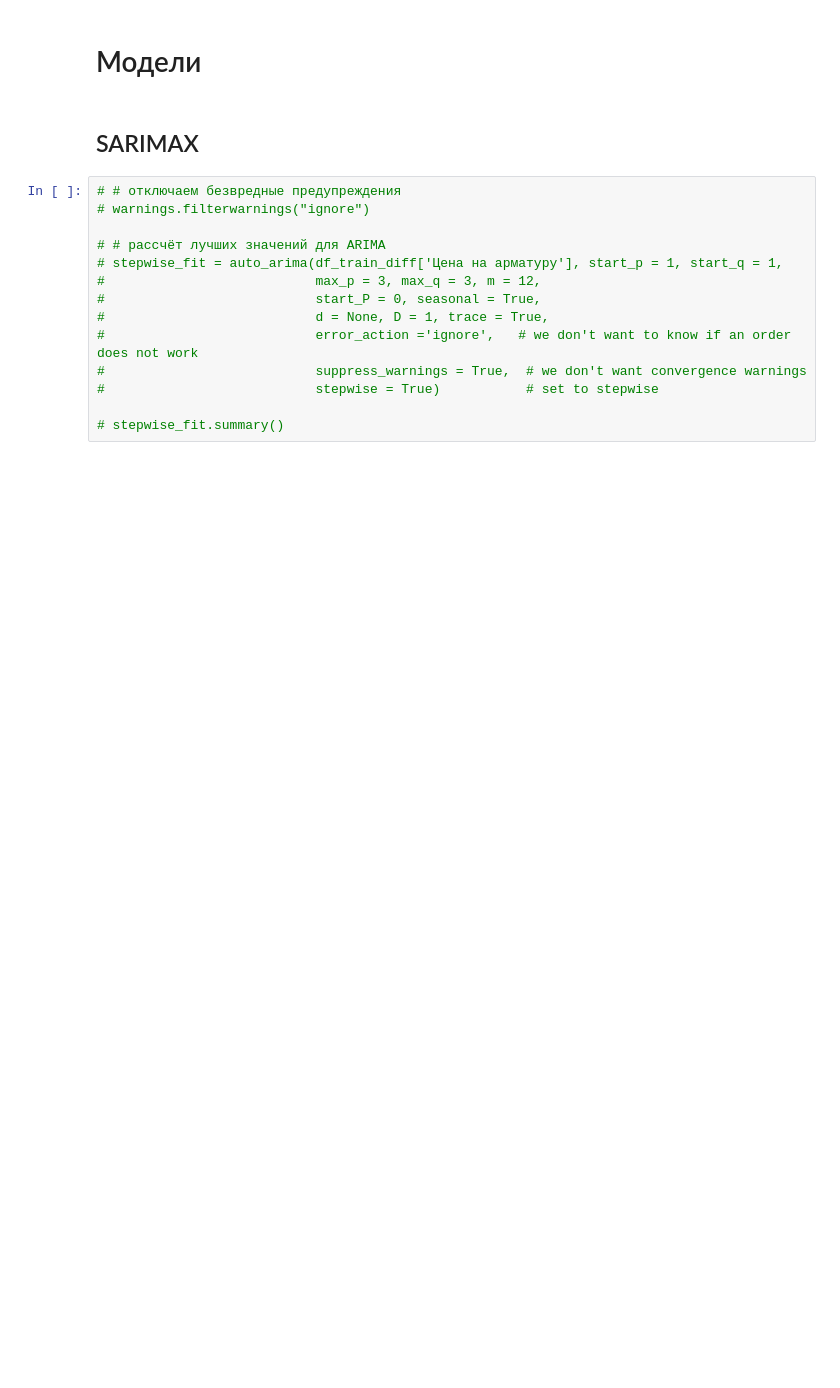
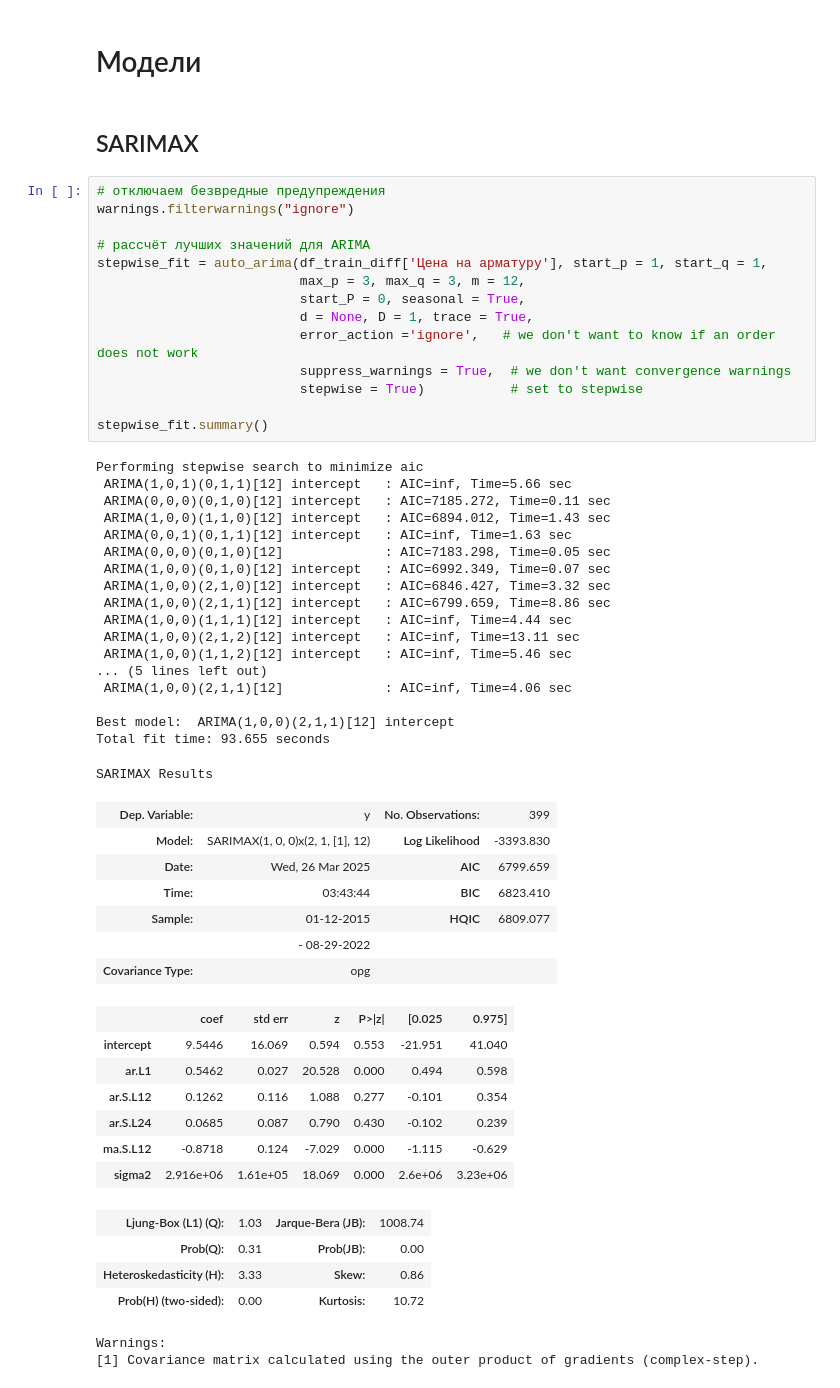
Before and after one commit to kaninn-i/ml_intensiv_3, a Jupyter notebook: ilia_kanin/ARIMA.ipynb, the cells around one changed output. Cells and saved outputs as stored; diff of their text form; blank space fills up the shorter version.

```diff
--- a/ilia_kanin/ARIMA.ipynb
+++ b/ilia_kanin/ARIMA.ipynb
@@ -149,19 +109,58 @@ train, test = df_train_diff.iloc[:-test_size], df_train_diff.iloc[-test_size:]
 # %% [markdown]
 ## SARIMAX
 # %%
-# # отключаем безвредные предупреждения
-# warnings.filterwarnings("ignore")
+# отключаем безвредные предупреждения
+warnings.filterwarnings("ignore")
 
-# # рассчёт лучших значений для ARIMA
-# stepwise_fit = auto_arima(df_train_diff['Цена на арматуру'], start_p = 1, start_q = 1,
-#                           max_p = 3, max_q = 3, m = 12,
-#                           start_P = 0, seasonal = True,
-#                           d = None, D = 1, trace = True,
-#                           error_action ='ignore',   # we don't want to know if an order does not work
-#                           suppress_warnings = True,  # we don't want convergence warnings
-#                           stepwise = True)           # set to stepwise
+# рассчёт лучших значений для ARIMA
+stepwise_fit = auto_arima(df_train_diff['Цена на арматуру'], start_p = 1, start_q = 1,
+                          max_p = 3, max_q = 3, m = 12,
+                          start_P = 0, seasonal = True,
+                          d = None, D = 1, trace = True,
+                          error_action ='ignore',   # we don't want to know if an order does not work
+                          suppress_warnings = True,  # we don't want convergence warnings
+                          stepwise = True)           # set to stepwise
 
-# stepwise_fit.summary()
+stepwise_fit.summary()
+# %% [output]
+Performing stepwise search to minimize aic
+ ARIMA(1,0,1)(0,1,1)[12] intercept   : AIC=inf, Time=5.66 sec
+ ARIMA(0,0,0)(0,1,0)[12] intercept   : AIC=7185.272, Time=0.11 sec
+ ARIMA(1,0,0)(1,1,0)[12] intercept   : AIC=6894.012, Time=1.43 sec
+ ARIMA(0,0,1)(0,1,1)[12] intercept   : AIC=inf, Time=1.63 sec
+ ARIMA(0,0,0)(0,1,0)[12]             : AIC=7183.298, Time=0.05 sec
+ ARIMA(1,0,0)(0,1,0)[12] intercept   : AIC=6992.349, Time=0.07 sec
+ ARIMA(1,0,0)(2,1,0)[12] intercept   : AIC=6846.427, Time=3.32 sec
+ ARIMA(1,0,0)(2,1,1)[12] intercept   : AIC=6799.659, Time=8.86 sec
+ ARIMA(1,0,0)(1,1,1)[12] intercept   : AIC=inf, Time=4.44 sec
+ ARIMA(1,0,0)(2,1,2)[12] intercept   : AIC=inf, Time=13.11 sec
+ ARIMA(1,0,0)(1,1,2)[12] intercept   : AIC=inf, Time=5.46 sec
+... (5 lines left out)
+ ARIMA(1,0,0)(2,1,1)[12]             : AIC=inf, Time=4.06 sec
+
+Best model:  ARIMA(1,0,0)(2,1,1)[12] intercept
+Total fit time: 93.655 seconds
+SARIMAX Results
+| Dep. Variable: | y | No. Observations: | 399 |
+| Model: | SARIMAX(1, 0, 0)x(2, 1, [1], 12) | Log Likelihood | -3393.830 |
+| Date: | Wed, 26 Mar 2025 | AIC | 6799.659 |
+| Time: | 03:43:44 | BIC | 6823.410 |
+| Sample: | 01-12-2015 | HQIC | 6809.077 |
+|  | - 08-29-2022 |  |  |
+| Covariance Type: | opg |  |  |
+|  | coef | std err | z | P>|z| | [0.025 | 0.975] |
+| intercept | 9.5446 | 16.069 | 0.594 | 0.553 | -21.951 | 41.040 |
+| ar.L1 | 0.5462 | 0.027 | 20.528 | 0.000 | 0.494 | 0.598 |
+| ar.S.L12 | 0.1262 | 0.116 | 1.088 | 0.277 | -0.101 | 0.354 |
+| ar.S.L24 | 0.0685 | 0.087 | 0.790 | 0.430 | -0.102 | 0.239 |
+| ma.S.L12 | -0.8718 | 0.124 | -7.029 | 0.000 | -1.115 | -0.629 |
+| sigma2 | 2.916e+06 | 1.61e+05 | 18.069 | 0.000 | 2.6e+06 | 3.23e+06 |
+| Ljung-Box (L1) (Q): | 1.03 | Jarque-Bera (JB): | 1008.74 |
+| Prob(Q): | 0.31 | Prob(JB): | 0.00 |
+| Heteroskedasticity (H): | 3.33 | Skew: | 0.86 |
+| Prob(H) (two-sided): | 0.00 | Kurtosis: | 10.72 |
+Warnings:
+[1] Covariance matrix calculated using the outer product of gradients (complex-step).
 # %%
 model = SARIMAX(train,
 				order = (3, 0, 2),
```
Also changed, not shown: parts of 12 cells of this notebook, 10 other files.
